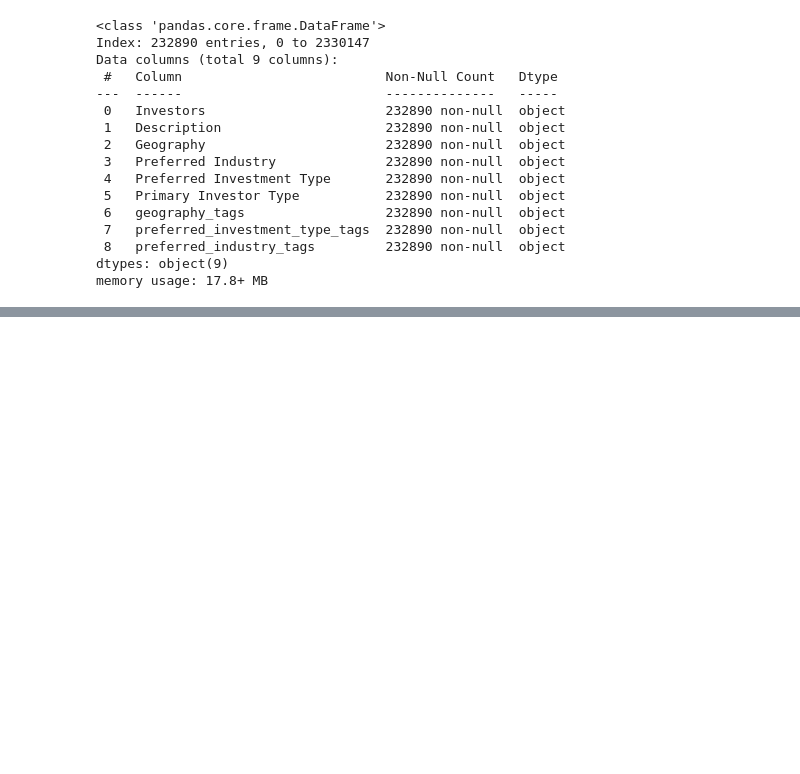
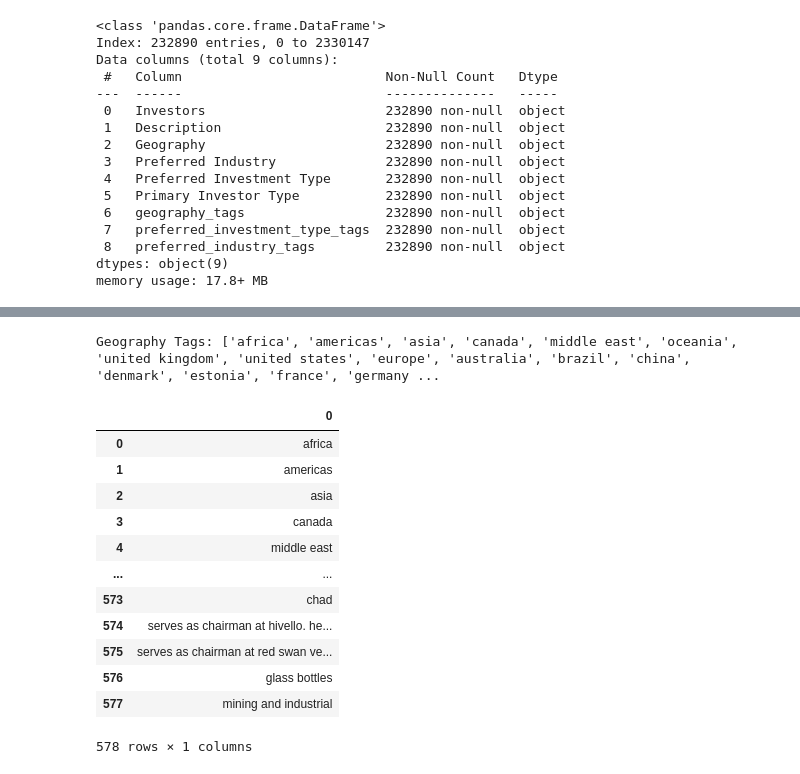
Before and after one commit to Eric-L-cloud/Capstone-Project, a Jupyter notebook: read_parquet_files (1).ipynb, the cells around one changed output, grey strips where cells are left out. Cells and saved outputs as stored; diff of their text form; code cells hidden in the pictures; blank space fills up the shorter version.

```diff
--- a/read_parquet_files (1).ipynb
+++ b/read_parquet_files (1).ipynb
@@ -260,0 +272,3 @@ memory usage: 17.8+ MB
+# %%
+index_list_removed_shifted = df_removed_shifted.index.tolist()
+index_list_removed_shifted
@@ -260,0 +293,3 @@ memory usage: 17.8+ MB
+# %%
+drop_df_removed_shift = drop_df.drop(index= index_list_removed_shifted )
+drop_df_removed_shift
@@ -260,0 +310,21 @@ memory usage: 17.8+ MB
+# %%
+geography_tags_list = drop_df_removed_shift['geography_tags'].explode().dropna().unique().tolist()
+print("Geography Tags:", geography_tags_list)
+
+df_to_excel = pd.DataFrame(geography_tags_list)
+df_to_excel
+# %% [output]
+Geography Tags: ['africa', 'americas', 'asia', 'canada', 'middle east', 'oceania', 'united kingdom', 'united states', 'europe', 'australia', 'brazil', 'china', 'denmark', 'estonia', 'france', 'germany ...
+|  | 0 |
+| 0 | africa |
+| 1 | americas |
+| 2 | asia |
+| 3 | canada |
+| 4 | middle east |
+| ... | ... |
+| 573 | chad |
+| 574 | serves as chairman at hivello. he... |
+| 575 | serves as chairman at red swan ve... |
+| 576 | glass bottles |
+| 577 | mining and industrial |
+578 rows × 1 columns
```
Also changed, not shown: parts of 8 cells of this notebook, 2 other files.
